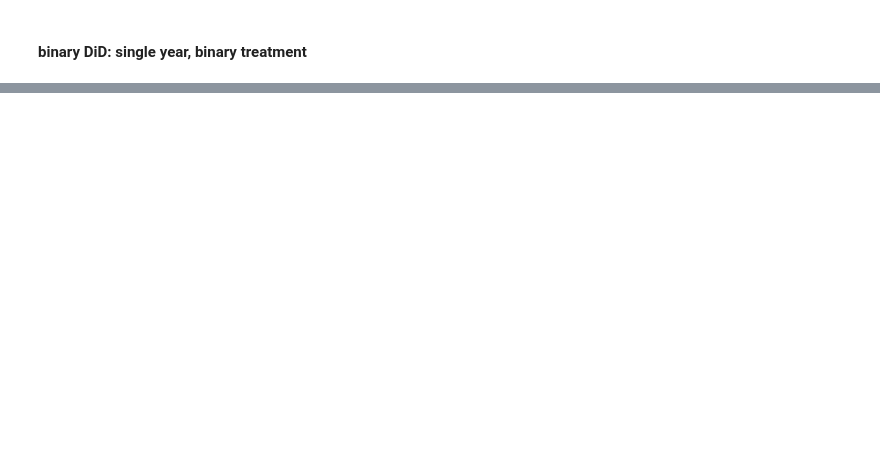
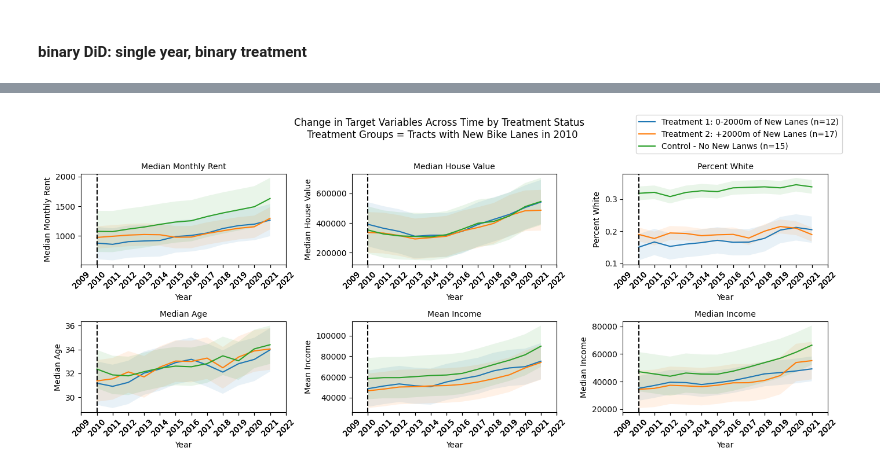
Before and after one commit to BU-Spark/ds-livable-streets-infra, a Jupyter notebook: fa23-team/analysis/model.ipynb, the cells around one changed output, grey strips where cells are left out. Cells and saved outputs as stored; diff of their text form; code cells hidden in the pictures; blank space fills up the shorter version.

Commit message:
11/27 night model

```diff
--- a/fa23-team/analysis/model.ipynb
+++ b/fa23-team/analysis/model.ipynb
@@ -107,0 +166,17 @@ print(model.summary())
+# %%
+# Run the DiD model
+pd.options.display.float_format = '{:.2f}'.format
+import statsmodels.formula.api as smf
+# add 'post_treatment' column to indicate whether the year is after the treatment year
+plot_df['post_treatment'] = np.where(plot_df['year']>=2016, 1, 0)
+#filter plot_df for only 5 years before and after treatment
+plot_df = plot_df[(plot_df['year']>=2011)&(plot_df['year']<=2021)]
+targets = ['median_income', 'median_value', 'median_monthly_rent']
+for var in targets:
+    model = smf.ols(f'{var} ~ treatment*post_treatment + C(tract) + year + total_population + race_white', data=plot_df).fit()
+
+    #show the summary and exclude the tract variables because there are too many
+    table = pd.DataFrame(model.summary2().tables[1])
+    # show full numbers instead of scientific notation
+    print(var)
+    print(table.iloc[-6:])
@@ -107,0 +210,60 @@ print(model.summary())
+# %%
+plot_df = data.copy(deep=True)
+# create 2 treatment columns for all tracts for which 2010 had positive bike addition: 1 for <2000 and 2 for >=2000
+
+# first, identify the tracts that had positive bike addition in 2010
+treat2_tracts = plot_df[(plot_df['total_built_all_lanes'] > 0)&(plot_df['total_built_all_lanes'] <2000)&(plot_df['year']==2010)]['tract'].unique()
+treat1_tracts = plot_df[(plot_df['total_built_all_lanes'] >= 2000)&(plot_df['year']==2010)]['tract'].unique()
+
+# create a treatment column that is 1 for all tracts that had positive bike addition in 2010
+conditions = [
+    plot_df['tract'].isin(treat1_tracts),
+    plot_df['tract'].isin(treat2_tracts)
+]
+
+choices = [1, 2]
+plot_df['treatment'] = np.select(conditions, choices, default=0)
+n_control = plot_df.loc[plot_df['treatment']==0]['tract'].nunique()
+n_treatment1 = plot_df.loc[plot_df['treatment']==1]['tract'].nunique()
+n_treatment2 = plot_df.loc[plot_df['treatment']==2]['tract'].nunique()
+
+cols = 3
+rows = len(target_vars)//3
+fig, ax = plt.subplots(nrows = rows, ncols = 3, figsize=(14,len(target_vars)))
+fontsize = 10  # Set the fontsize here
+
+for i, var in enumerate(target_vars):
+    var_name = target_var_names[i]
+    # compare the mean of the target variable between treatment and control group across all years
+    target_var_df = plot_df.groupby(['year','treatment'])[var].mean().reset_index()
+    treatment2 = target_var_df[target_var_df['treatment'] == 2]
+    treatment1 = target_var_df[target_var_df['treatment'] == 1]
+    control = target_var_df[target_var_df['treatment'] == 0]
+
+    # plot the mean of 'median_income' between treatment and control group + confidence intervals + vertical dashed line at 2010
+    ax[i // 3, i %3].plot(treatment1['year'], treatment1[var], label=f'Treatment 1: 0-2000m of New Lanes (n={n_treatment1})')
+    ax[i // 3, i %3].fill_between(treatment1['year'], treatment1[var] - 1.96*treatment1[var].std(), treatment1[var] + 1.96*treatment1[var].std(), alpha=0.1)
+
+    ax[i // 3, i %3].plot(treatment2['year'], treatment2[var], label=f'Treatment 2: +2000m of New Lanes (n={n_treatment2})')
+    ax[i // 3, i %3].fill_between(treatment2['year'], treatment2[var] - 1.96*treatment2[var].std(), treatment2[var] + 1.96*treatment2[var].std(), alpha=0.1)
+
+    ax[i // 3, i %3].plot(control['year'], control[var], label=f'Control - No New Lanws (n={n_control})')
+    ax[i // 3, i %3].fill_between(control['year'], control[var] - 1.96*control[var].std(), control[var] + 1.96*control[var].std(), alpha=0.1)
+
+    ax[i // 3, i %3].axvline(x=2010, color='black', linestyle='--')
+    ax[i // 3, i %3].set_title(f'{var_name}', fontsize=fontsize)
+    ax[i // 3, i %3].set_xlabel('Year', fontsize=fontsize)
+    ax[i // 3, i % 3].set_xticks(target_var_df['year'][3::])
+    ax[i // 3, i % 3].set_xticklabels(target_var_df['year'][3::], rotation=45)
+    ax[i // 3, i %3].set_ylabel(f'{var_name}', fontsize=fontsize)
+    ax[i // 3, i %3].tick_params(axis='both', labelsize=fontsize)  # Set the fontsize for tick labels
+
+# Create a single legend for the entire figure
+handles, labels = ax[0, 0].get_legend_handles_labels()
+fig.legend(handles, labels, loc='upper right', bbox_to_anchor=(1, 1))
+plt.suptitle('Change in Target Variables Across Time by Treatment Status \n Treatment Groups = Tracts with New Bike Lanes in 2010\n')
+# plt.text(0.5, 0.9, 'Solid Lines = Tract Group Mean Value; Shaded Areas = 95% Confidence Interval', fontsize=6)
+plt.tight_layout()
+plt.show()
+# %% [output]
+[figure, added]
```
Also changed, not shown: parts of 19 cells of this notebook.
